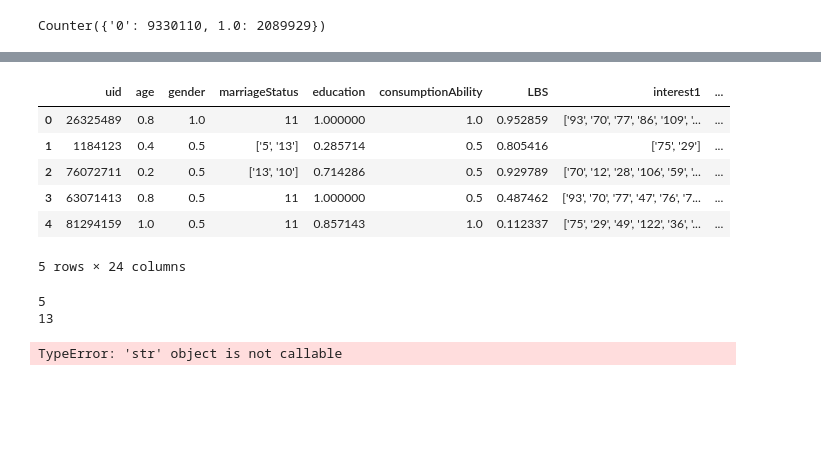
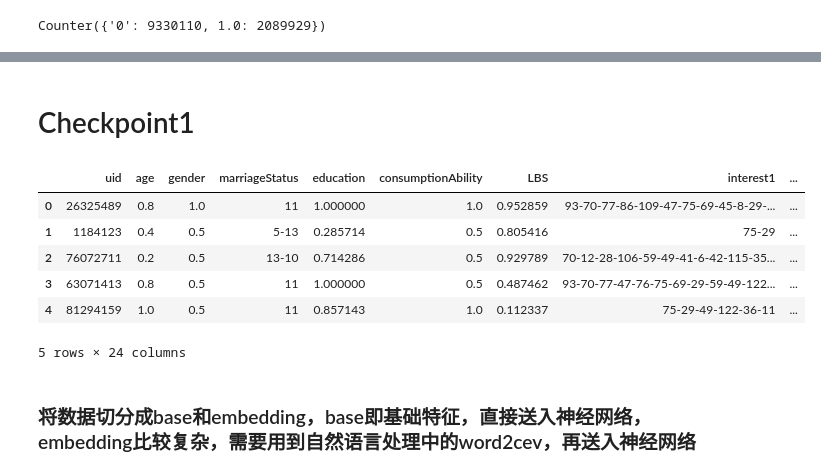
Before and after one commit to ModaoT/firstkill, a Jupyter notebook: user_data_process.ipynb, the cells around one changed output, grey strips where cells are left out. Saved outputs shown, nothing was run; the diff lists cells and outputs as text; code cells hidden in the pictures; blank space fills up the shorter version.

```diff
--- a/user_data_process.ipynb
+++ b/user_data_process.ipynb
@@ -238,25 +223,15 @@ user_feature_all.to_csv('data/user_feature_all_stage2.csv', columns=column, inde
+# %% [markdown]
+# Checkpoint1
 # %%
-user_feature_all = pd.read_csv('data/user_feature_all_stage2.csv')
+user_feature_all = pd.read_csv('data/user_feature_all_stage1.csv')
 user_feature_all.head()
 # %% [output]
 |  | uid | age | gender | marriageStatus | education | consumptionAbility | LBS | interest1 | ... |
-| 0 | 26325489 | 0.8 | 1.0 | 11 | 1.000000 | 1.0 | 0.952859 | ['93', '70', '77', '86', '109', '... | ... |
-| 1 | 1184123 | 0.4 | 0.5 | ['5', '13'] | 0.285714 | 0.5 | 0.805416 | ['75', '29'] | ... |
-| 2 | 76072711 | 0.2 | 0.5 | ['13', '10'] | 0.714286 | 0.5 | 0.929789 | ['70', '12', '28', '106', '59', '... | ... |
-| 3 | 63071413 | 0.8 | 0.5 | 11 | 1.000000 | 0.5 | 0.487462 | ['93', '70', '77', '47', '76', '7... | ... |
-| 4 | 81294159 | 1.0 | 0.5 | 11 | 0.857143 | 1.0 | 0.112337 | ['75', '29', '49', '122', '36', '... | ... |
+| 0 | 26325489 | 0.8 | 1.0 | 11 | 1.000000 | 1.0 | 0.952859 | 93-70-77-86-109-47-75-69-45-8-29-... | ... |
+| 1 | 1184123 | 0.4 | 0.5 | 5-13 | 0.285714 | 0.5 | 0.805416 | 75-29 | ... |
+| 2 | 76072711 | 0.2 | 0.5 | 13-10 | 0.714286 | 0.5 | 0.929789 | 70-12-28-106-59-49-41-6-42-115-35... | ... |
+| 3 | 63071413 | 0.8 | 0.5 | 11 | 1.000000 | 0.5 | 0.487462 | 93-70-77-47-76-75-69-29-59-49-122... | ... |
+| 4 | 81294159 | 1.0 | 0.5 | 11 | 0.857143 | 1.0 | 0.112337 | 75-29-49-122-36-11 | ... |
 5 rows × 24 columns
-# %%
-x = user_feature_all['marriageStatus'][1]
-for e in x[1:-1].split(','):
-    print(int(e.replace('\'', '')))
-# %% [output]
-5
-13
-# %%
-s = set()
-x = user_feature_all['marriageStatus'][1]
-for e in x[1:-1].split(','):
-    print(e)
-# %% [output]
-TypeError: 'str' object is not callable
+# %% [markdown]
+### 将数据切分成base和embedding，base即基础特征，直接送入神经网络，embedding比较复杂，需要用到自然语言处理中的word2cev，再送入神经网络
```
Also changed, not shown: parts of 54 cells of this notebook, 2 other files.
